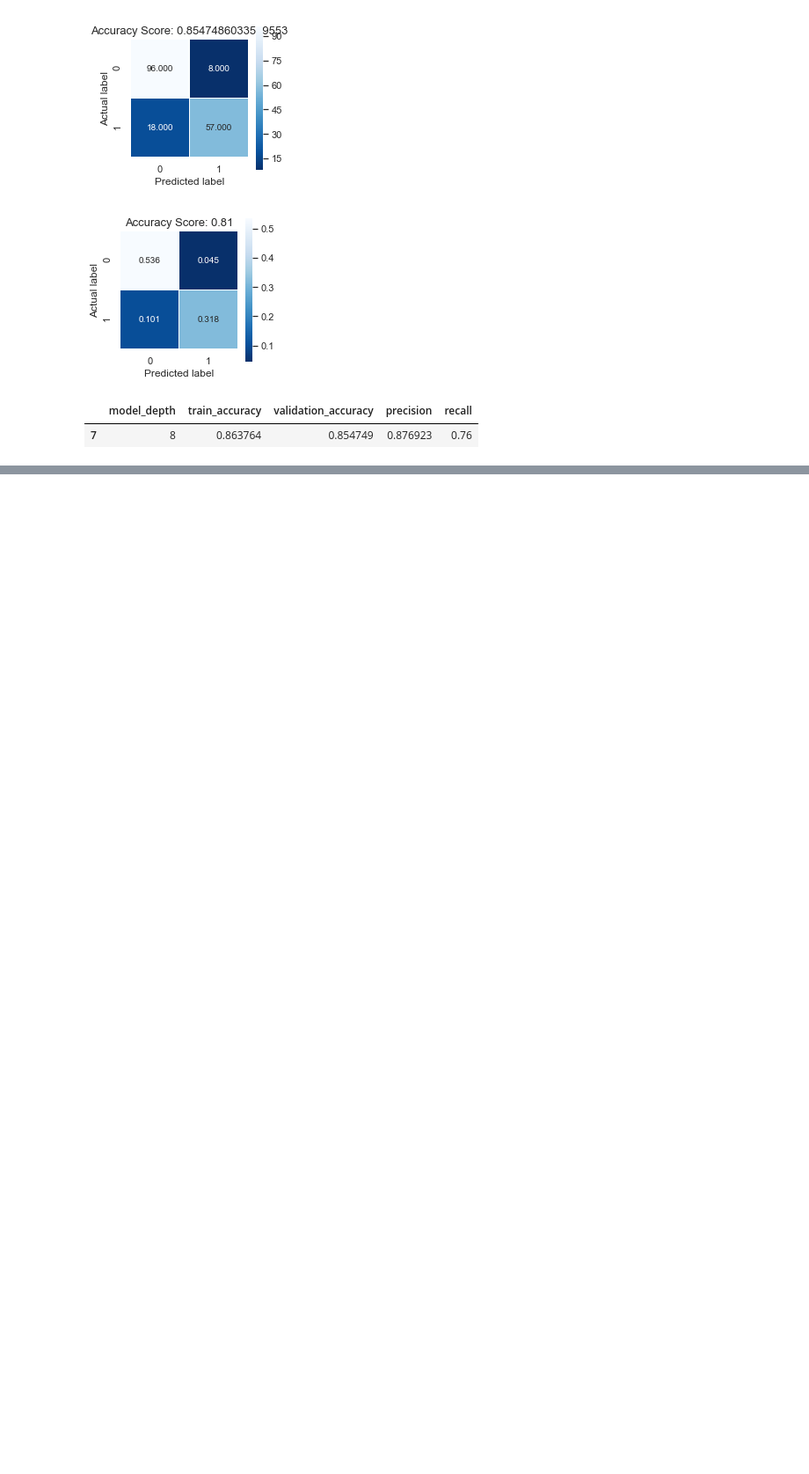
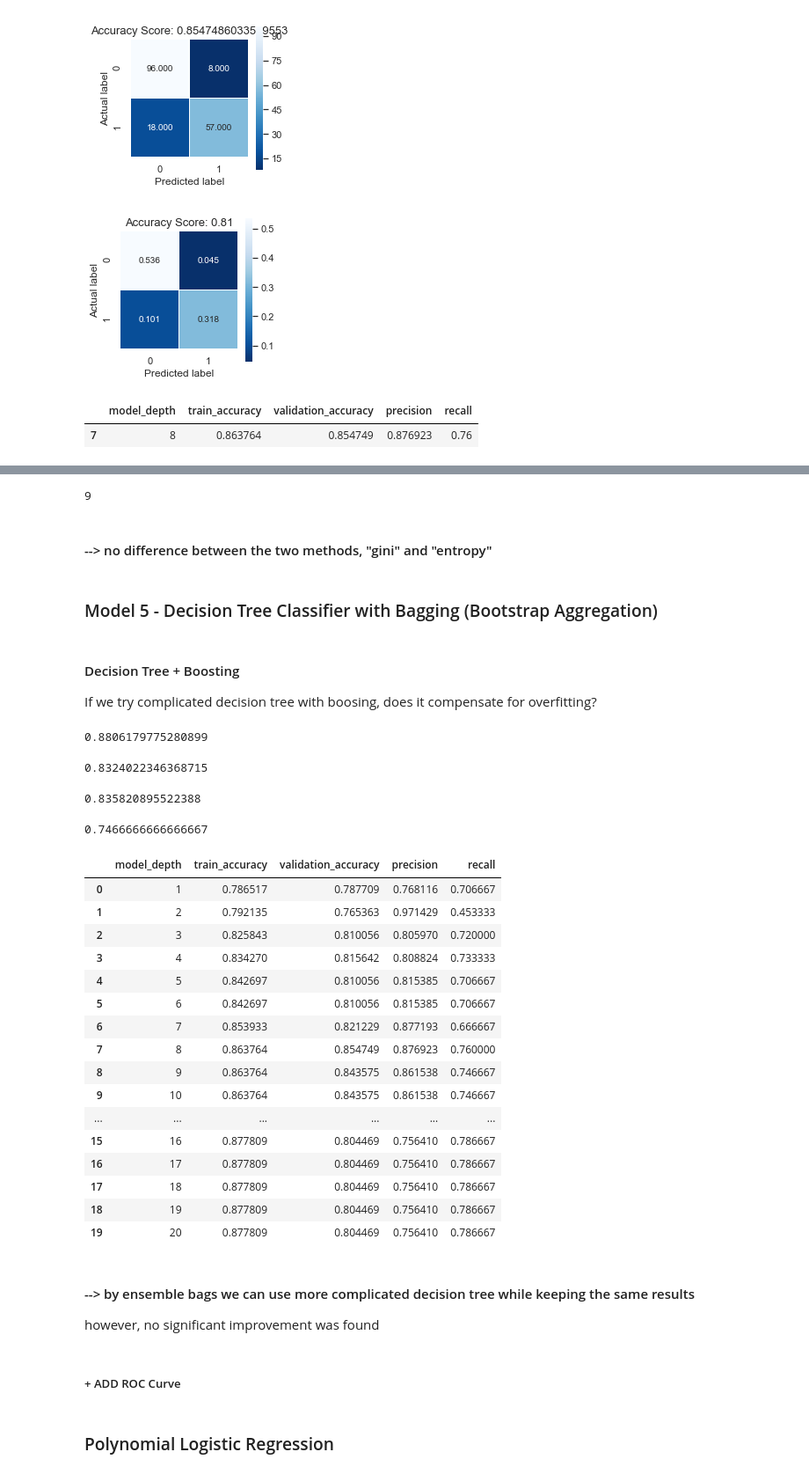
Before and after one commit to innkka/ML_Projects, a Jupyter notebook: Titanic_Classifiers.ipynb, the cells around one changed output, grey strips where cells are left out. Shown at 88% size. Cells and saved outputs as stored; diff of their text form; code cells hidden in the pictures; blank space fills up the shorter version.

```diff
--- a/Titanic_Classifiers.ipynb
+++ b/Titanic_Classifiers.ipynb
@@ -612,0 +721,15 @@ best_model_params
+# %%
+max_validation_acc = param_dict_df.validation_accuracy.max()
+best_model_params = param_dict_df.loc[param_dict_df.validation_accuracy == max_validation_acc]
+best_model_complexity = best_model_params.model_depth.max()
+best_model_params
+best_model_complexity.max()
+# %% [output]
+9
+# %% [markdown]
+#### --> no difference between the two methods, "gini" and "entropy"
+# %% [markdown]
+### Model 5 - Decision Tree Classifier with Bagging (Bootstrap Aggregation)
+# %% [markdown]
+#### Decision Tree + Boosting
+If we try complicated decision tree with boosing, does it compensate for overfitting?
@@ -612,0 +742,59 @@ best_model_params
+# %%
+# train accuracy
+y_predicted_train = model.predict(x_train)
+train_acc = metrics.accuracy_score(y_train, y_predicted_train)
+train_acc
+# %% [output]
+0.8806179775280899
+# %%
+# test accuracy
+y_predicted_test = model.predict(x_test)
+validation_acc = metrics.accuracy_score(y_test, y_predicted_test)
+validation_acc
+# %% [output]
+0.8324022346368715
+# %%
+# precision and recall calculations:
+confusion_matrix = metrics.confusion_matrix(y_test, y_predicted_test)
+TP = confusion_matrix[1, 1]
+TN = confusion_matrix[0, 0]
+FP = confusion_matrix[0, 1]
+FN = confusion_matrix[1, 0]
+
+precision = TP/(TP + FP)
+recall = TP/(TP + FN)
+precision
+# %% [output]
+0.835820895522388
+# %%
+recall
+# %% [output]
+0.7466666666666667
+# %%
+# Compare with the simple decision tree:
+param_dict_df
+# %% [output]
+|  | model_depth | train_accuracy | validation_accuracy | precision | recall |
+| 0 | 1 | 0.786517 | 0.787709 | 0.768116 | 0.706667 |
+| 1 | 2 | 0.792135 | 0.765363 | 0.971429 | 0.453333 |
+| 2 | 3 | 0.825843 | 0.810056 | 0.805970 | 0.720000 |
+| 3 | 4 | 0.834270 | 0.815642 | 0.808824 | 0.733333 |
+| 4 | 5 | 0.842697 | 0.810056 | 0.815385 | 0.706667 |
+| 5 | 6 | 0.842697 | 0.810056 | 0.815385 | 0.706667 |
+| 6 | 7 | 0.853933 | 0.821229 | 0.877193 | 0.666667 |
+| 7 | 8 | 0.863764 | 0.854749 | 0.876923 | 0.760000 |
+| 8 | 9 | 0.863764 | 0.843575 | 0.861538 | 0.746667 |
+| 9 | 10 | 0.863764 | 0.843575 | 0.861538 | 0.746667 |
+| ... | ... | ... | ... | ... | ... |
+| 15 | 16 | 0.877809 | 0.804469 | 0.756410 | 0.786667 |
+| 16 | 17 | 0.877809 | 0.804469 | 0.756410 | 0.786667 |
+| 17 | 18 | 0.877809 | 0.804469 | 0.756410 | 0.786667 |
+| 18 | 19 | 0.877809 | 0.804469 | 0.756410 | 0.786667 |
+| 19 | 20 | 0.877809 | 0.804469 | 0.756410 | 0.786667 |
+# %% [markdown]
+#### --> by ensemble bags we can use more complicated decision tree while keeping the same results
+however, no significant improvement was found
+# %% [markdown]
+##### + ADD ROC Curve
+# %% [markdown]
+### Polynomial Logistic Regression
```
Also changed, not shown: parts of 28 cells of this notebook.
